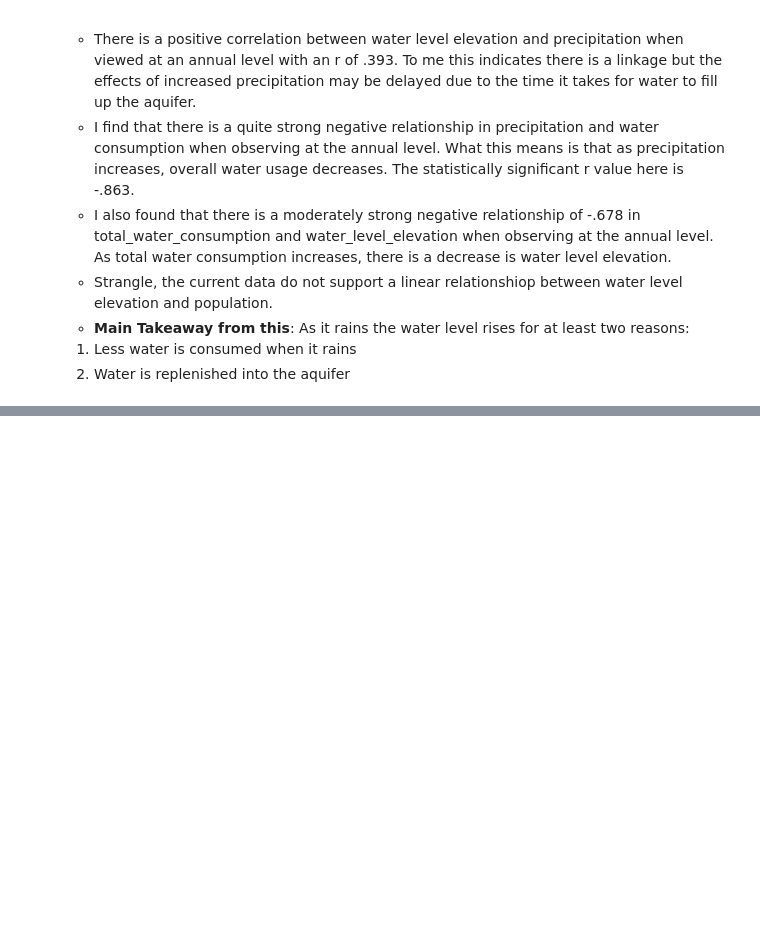
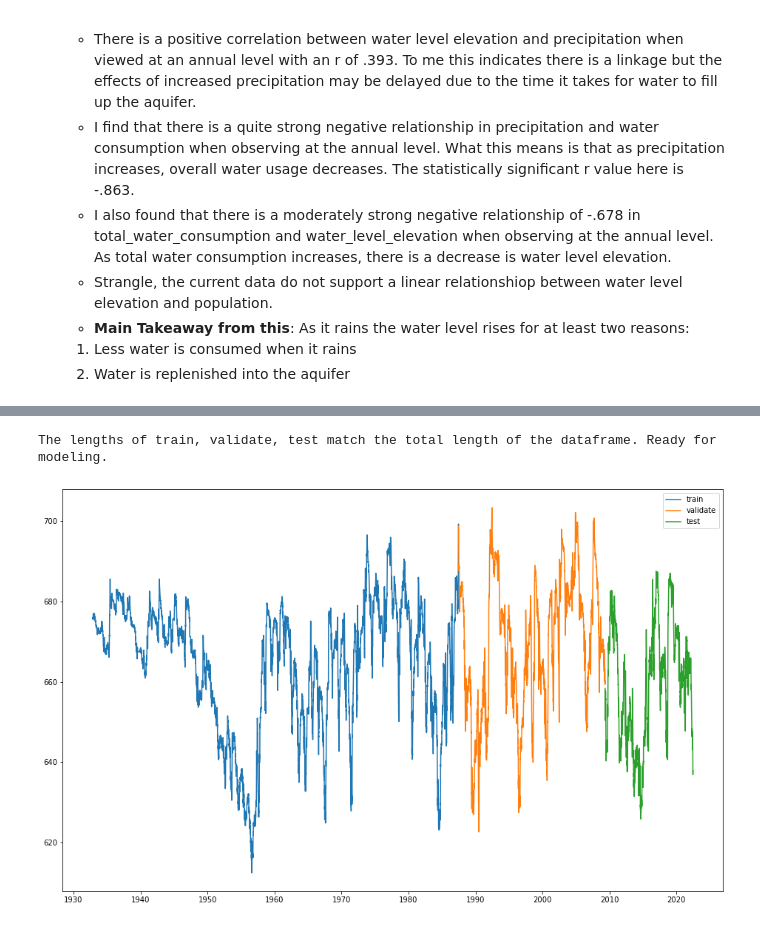
Before and after one commit to AndrewRachuig/edwards_aquifer_project, a Jupyter notebook: final_report_aquifer_project.ipynb, the cells around one changed output, grey strips where cells are left out. Cells and saved outputs as stored; diff of their text form; code cells hidden in the pictures; blank space fills up the shorter version.

Commit message:
Did first modeling step and touched up some previous work

```diff
--- a/final_report_aquifer_project.ipynb
+++ b/final_report_aquifer_project.ipynb
@@ -300,0 +313,9 @@ I fail to reject the null hypothesis, the current data indicate there is no line
+# %%
+# Creating an empty_df to store the model RMSE results
+eval_df = pd.DataFrame(columns=['model_type', 'target_var', 'rmse'])
+
+# The splits before were for EDA alone, now splitting for modeling.
+train, validate, test = model.splits(aquifer)
+# %% [output]
+The lengths of train, validate, test match the total length of the dataframe. Ready for modeling.
+[figure, added]
```
Also changed, not shown: parts of 11 cells of this notebook.
